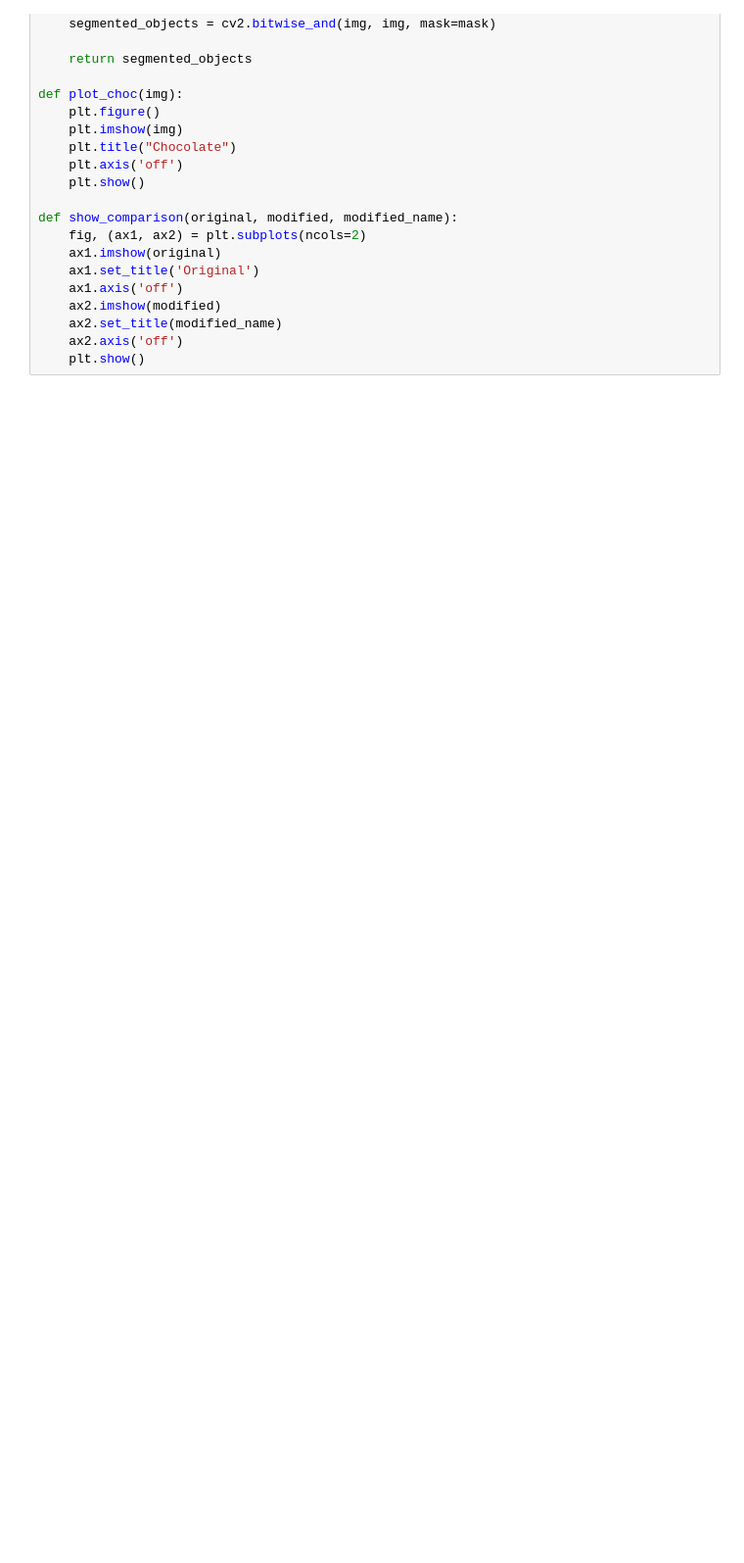
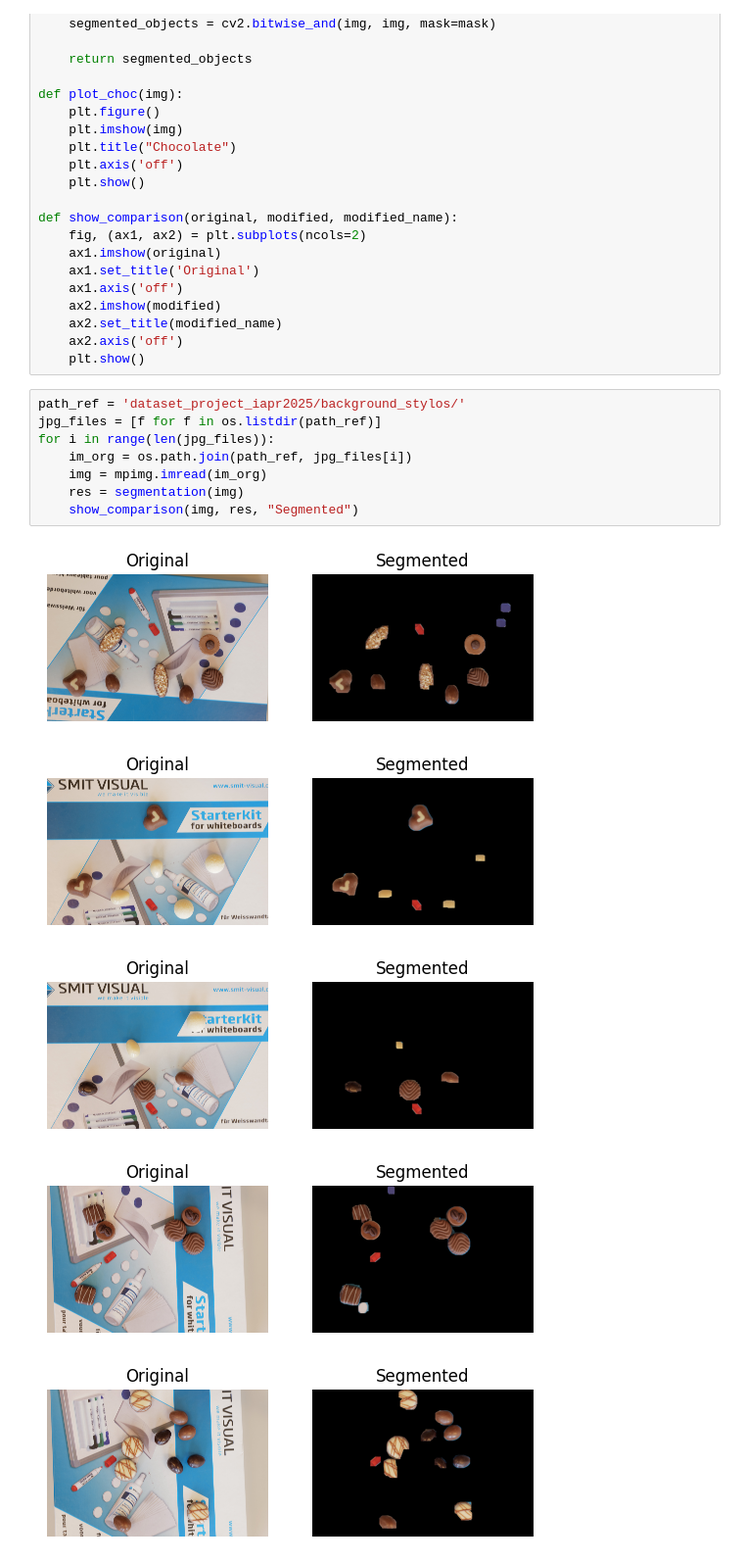
Before and after one commit to timurunv/iapr_group_50, a Jupyter notebook: project/segmentation_starterpack_background.ipynb, the cells around one changed output. Shown at 98% size. Cells and saved outputs as stored; diff of their text form; blank space fills up the shorter version.

```diff
--- a/project/segmentation_starterpack_background.ipynb
+++ b/project/segmentation_starterpack_background.ipynb
@@ -64,3 +64,17 @@ def show_comparison(original, modified, modified_name):
     ax2.set_title(modified_name)
     ax2.axis('off')
     plt.show()
+# %%
+path_ref = 'dataset_project_iapr2025/background_stylos/'
+jpg_files = [f for f in os.listdir(path_ref)]
+for i in range(len(jpg_files)):
+    im_org = os.path.join(path_ref, jpg_files[i])
+    img = mpimg.imread(im_org)
+    res = segmentation(img)
+    show_comparison(img, res, "Segmented")
+# %% [output]
+[figure, added]
+[figure, added]
+[figure, added]
+[figure, added]
+[figure, added]
```
Also changed, not shown: parts of 1 cell of this notebook.
